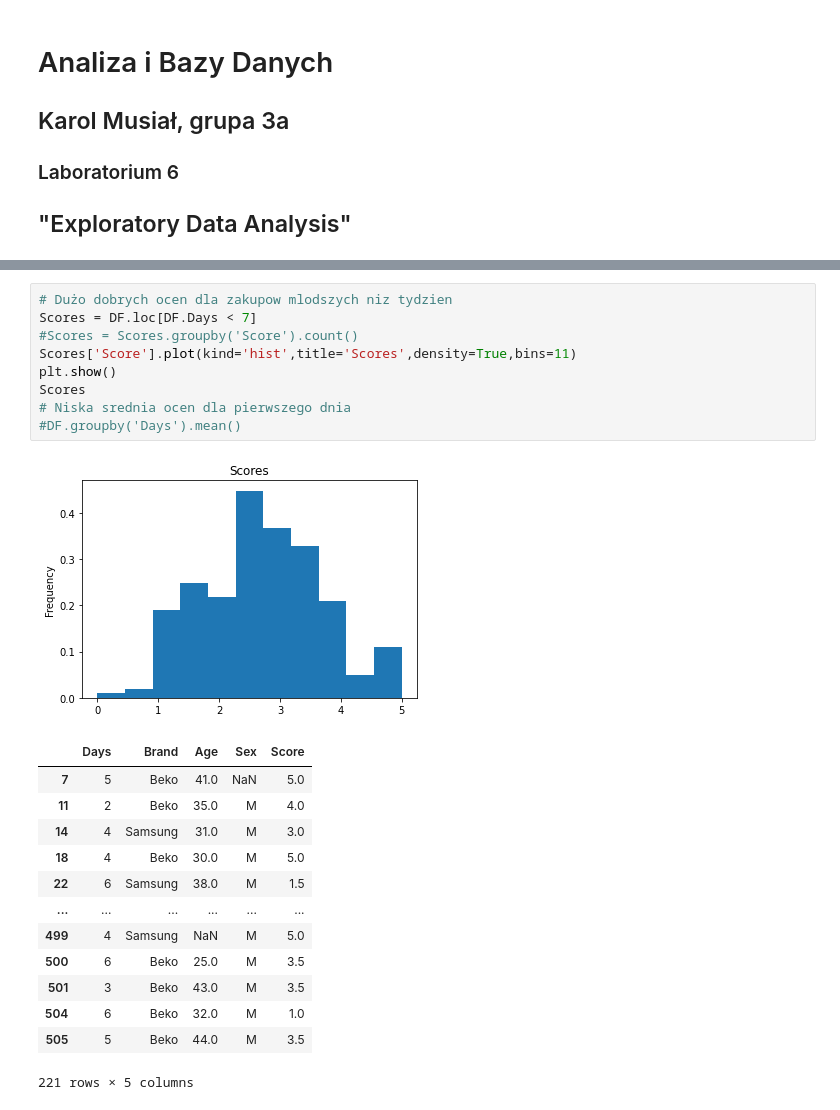
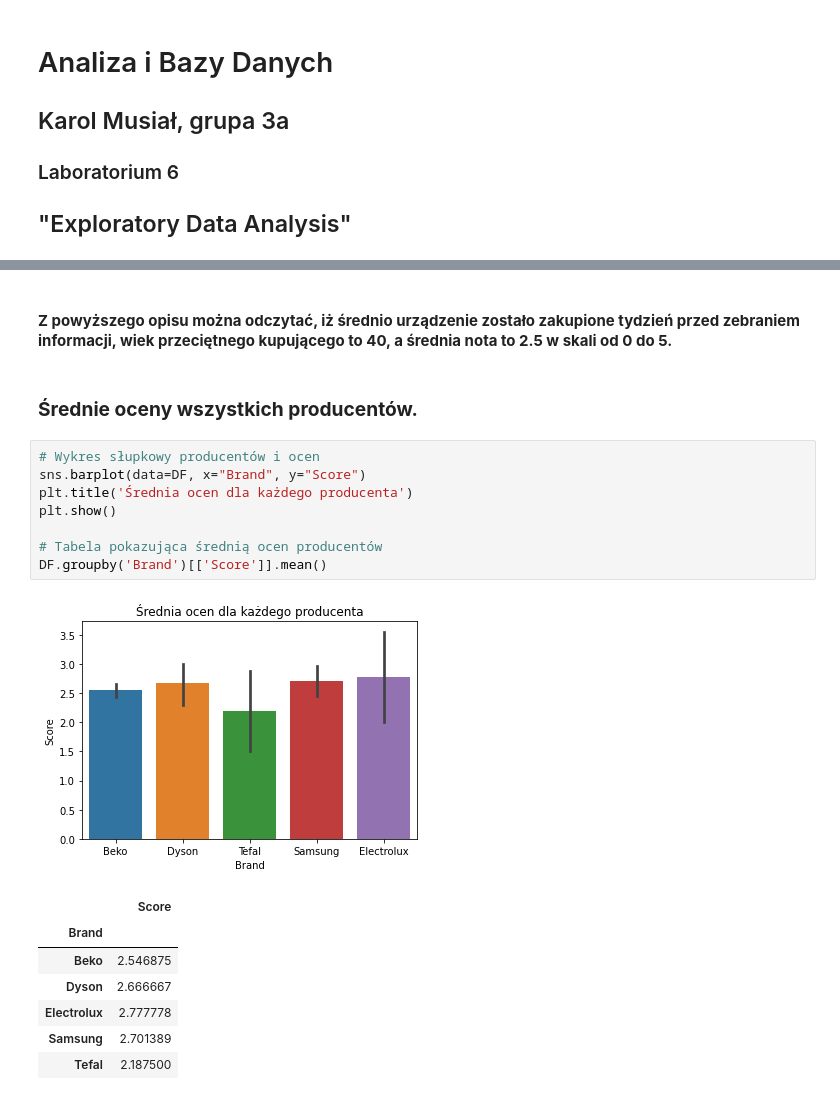
Before and after one commit to karolmusial/AiBD_Karol_Musial, a Jupyter notebook: LAB 6/TIER Protocol Documentations/Documents/The Data Appendix.ipynb, the cells around one changed output, grey strips where cells are left out. Saved outputs shown, nothing was run; the diff lists cells and outputs as text.

```diff
--- a/LAB 6/TIER Protocol Documentations/Documents/The Data Appendix.ipynb
+++ b/LAB 6/TIER Protocol Documentations/Documents/The Data Appendix.ipynb
@@ -54,24 +46,21 @@ plt.show()
-# %%
-# Dużo dobrych ocen dla zakupow mlodszych niz tydzien
-Scores = DF.loc[DF.Days < 7]
-#Scores = Scores.groupby('Score').count()
-Scores['Score'].plot(kind='hist',title='Scores',density=True,bins=11)
-plt.show()
-Scores
-# Niska srednia ocen dla pierwszego dnia
-#DF.groupby('Days').mean()
-# %% [output]
-[figure, removed]
-|  | Days | Brand | Age | Sex | Score |
-| 7 | 5 | Beko | 41.0 | NaN | 5.0 |
-| 11 | 2 | Beko | 35.0 | M | 4.0 |
-| 14 | 4 | Samsung | 31.0 | M | 3.0 |
-| 18 | 4 | Beko | 30.0 | M | 5.0 |
-| 22 | 6 | Samsung | 38.0 | M | 1.5 |
-| ... | ... | ... | ... | ... | ... |
-| 499 | 4 | Samsung | NaN | M | 5.0 |
-| 500 | 6 | Beko | 25.0 | M | 3.5 |
-| 501 | 3 | Beko | 43.0 | M | 3.5 |
-| 504 | 6 | Beko | 32.0 | M | 1.0 |
-| 505 | 5 | Beko | 44.0 | M | 3.5 |
-221 rows × 5 columns
+# %% [markdown]
+#### <b> Z powyższego opisu można odczytać, iż średnio urządzenie zostało zakupione tydzień przed zebraniem informacji, wiek przeciętnego kupującego to 40, a średnia nota to 2.5 w skali od 0 do 5.<b>
+# %% [markdown]
+### <b> Średnie oceny wszystkich producentów. <b>
+# %%
+# Wykres słupkowy producentów i ocen
+sns.barplot(data=DF, x="Brand", y="Score")
+plt.title('Średnia ocen dla każdego producenta')
+plt.show()
+
+# Tabela pokazująca średnią ocen producentów
+DF.groupby('Brand')[['Score']].mean()
+# %% [output]
+[figure, added]
+|  | Score |
+| Brand |  |
+| Beko | 2.546875 |
+| Dyson | 2.666667 |
+| Electrolux | 2.777778 |
+| Samsung | 2.701389 |
+| Tefal | 2.187500 |
```
Also changed, not shown: parts of 20 cells of this notebook, 1 other file.
